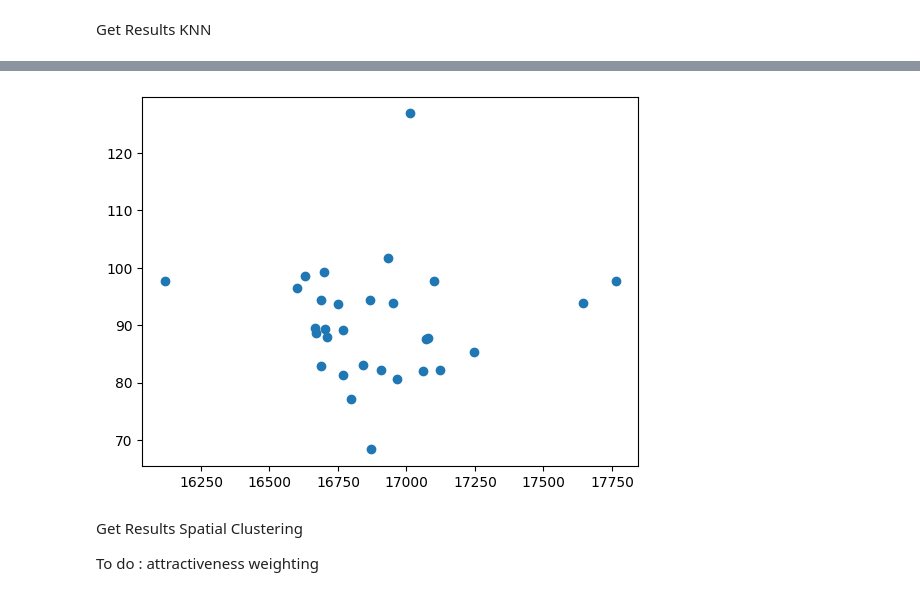
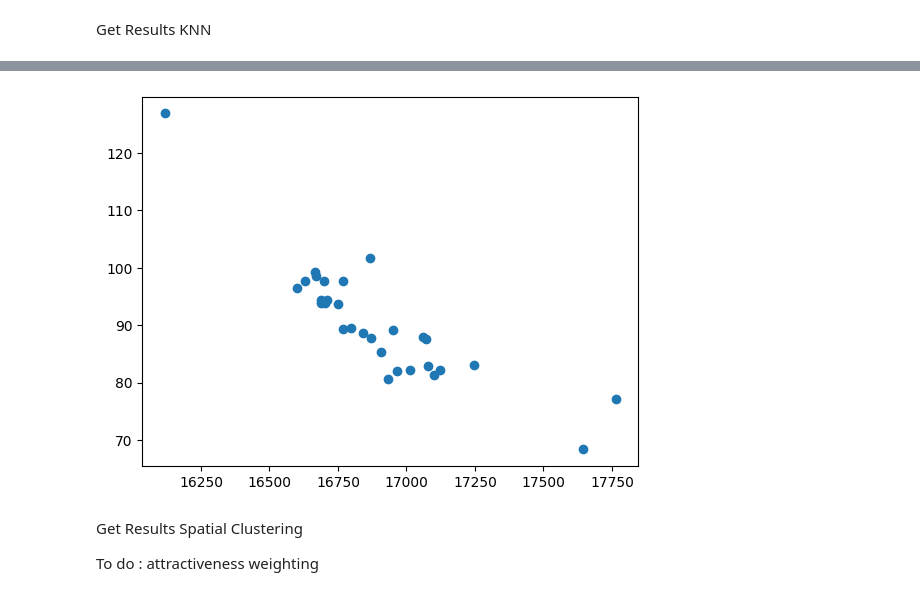
Before and after one commit to cmconlan/efficient_and_dynamic_accessibility_analysis, a Jupyter notebook: 06-end-to-end-access-costs.ipynb, the cells around one changed output, grey strips where cells are left out. Drawn from its saved outputs; the diff is of its cells as text; code cells hidden in the pictures.

```diff
--- a/06-end-to-end-access-costs.ipynb
+++ b/06-end-to-end-access-costs.ipynb
@@ -37,8 +37,6 @@ from sklearn.cluster import DBSCAN
 from sklearn.cluster import HDBSCAN
 
 def distance_decay(distance, decay_constant, exponent):
-    decay_constant = 1
-    exponent = 0.09
     return exp(-decay_constant * pow(distance, exponent))
 
 def haversine_distance(lat1, lon1, lat2, lon2):
@@ -319,35 +329,35 @@ Get Results KNN
 # %%
 #for k in [5,10,15,20,25]:
 k = 20
 knn = NearestNeighbors(n_neighbors=k)
 knn.fit(POISample[['poi_lon','poi_lat']].values)
 kResList = []
 countOrigins = 0
 
 for oind, orow in oaSample.iterrows():
     distances, indices = knn.kneighbors(orow[['oa_lon','oa_lat']].values.reshape(1, -1))
     oCosts = []
     oTrips = 0
     oTimes = 0
 
     for i in indices[0]:
         pid = POISample.iloc[i]['poi_id']
         trips_sample = trips[(trips['oa_id'] == orow['oa_id']) & (trips['poi_id'] == pid)]
         oCosts = oCosts + list(trips_sample['gac'])
         oTrips += len(trips_sample)
         oTimes += trips_sample['routing_cost'].sum()
 
     kResAppend = {}
     kResAppend['oa_id'] = orow['oa_id']
     kResAppend['knn_ac'] = statistics.mean(oCosts)
     kResList.append(kResAppend)
 
 knnres = pd.DataFrame(kResList).set_index('oa_id')
-
-plt.scatter(gravity,knnres)
+knnres['gravity'] = gravity
+plt.scatter(knnres['gravity'],knnres['knn_ac'])
 plt.show()
 # %% [output]
-[figure, old version]
+[figure, new version]
 # %% [markdown]
 Get Results Spatial Clustering
 
```
Also changed, not shown: parts of 6 cells of this notebook, 2 other files.
